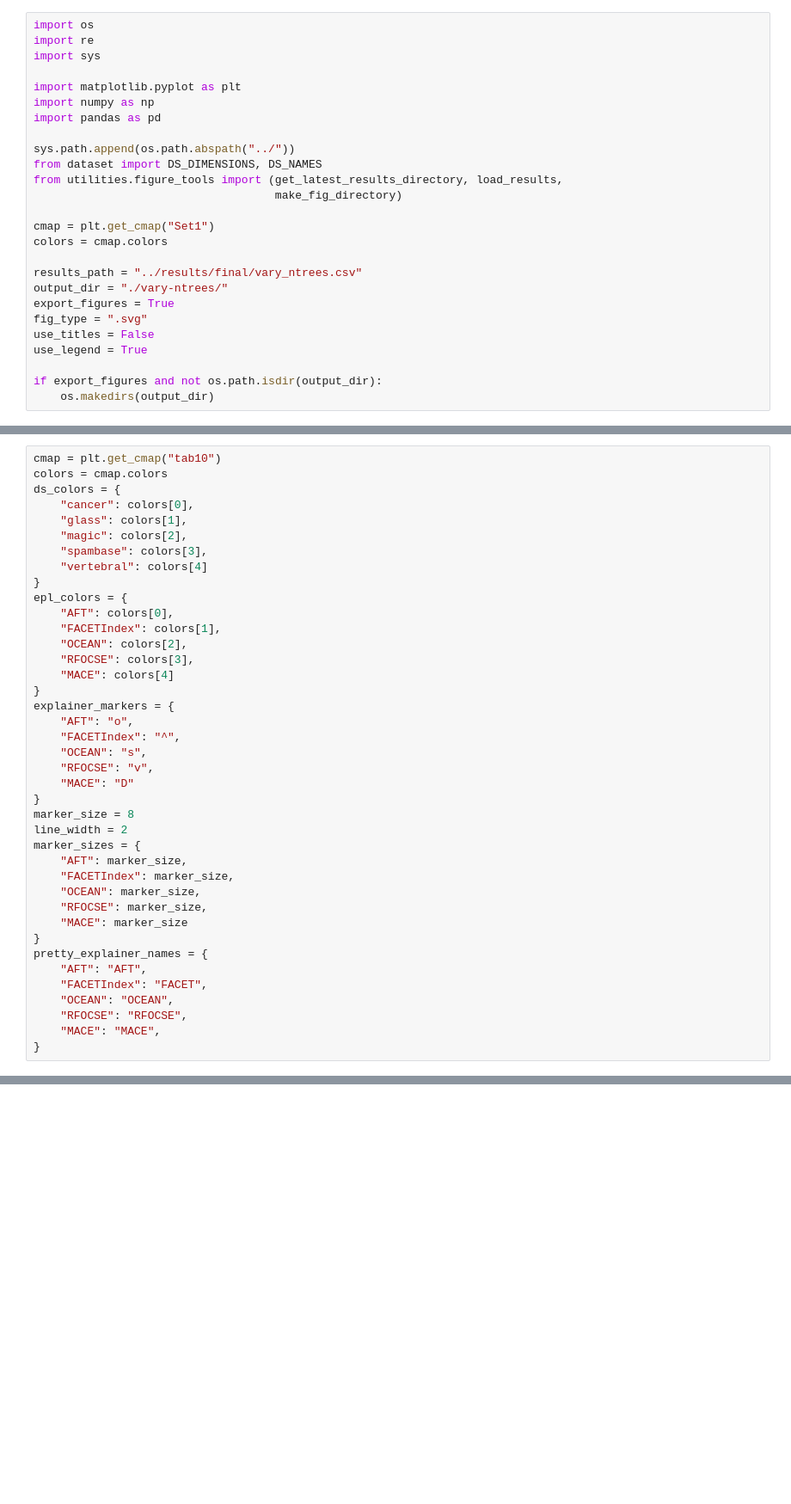
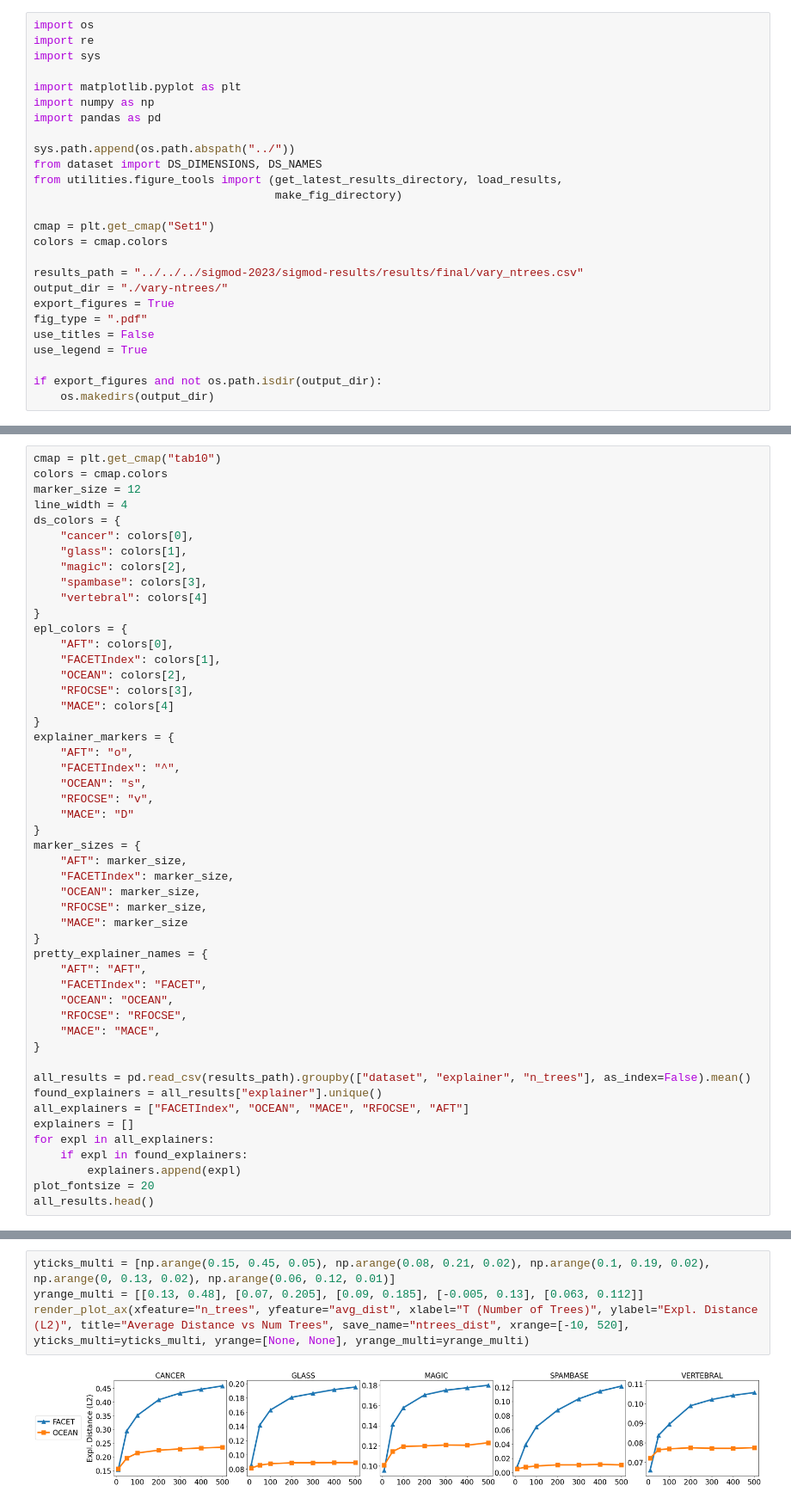
Before and after one commit to PeterVanNostrand/FACET, a Jupyter notebook: figures/vary_ntrees.ipynb, the cells around one changed output, grey strips where cells are left out. Shown at 86% size. Saved outputs shown, nothing was run; the diff lists cells and outputs as text; blank space fills up the shorter version.

```diff
--- a/figures/vary_ntrees.ipynb
+++ b/figures/vary_ntrees.ipynb
@@ -15,10 +15,10 @@ from utilities.figure_tools import (get_latest_results_directory, load_results,
 cmap = plt.get_cmap("Set1")
 colors = cmap.colors
 
-results_path = "../results/final/vary_ntrees.csv"
+results_path = "../../../sigmod-2023/sigmod-results/results/final/vary_ntrees.csv"
 output_dir = "./vary-ntrees/"
 export_figures = True
-fig_type = ".svg"
+fig_type = ".pdf"
 use_titles = False
 use_legend = True
 
@@ -48,6 +27,8 @@ array([ 10,  50, 100, 200, 300, 400, 500], dtype=int64)
 # %%
 cmap = plt.get_cmap("tab10")
 colors = cmap.colors
+marker_size = 12
+line_width = 4
 ds_colors = {
     "cancer": colors[0],
     "glass": colors[1],
@@ -69,8 +50,6 @@ explainer_markers = {
     "RFOCSE": "v",
     "MACE": "D"
 }
-marker_size = 8
-line_width = 2
 marker_sizes = {
     "AFT": marker_size,
     "FACETIndex": marker_size,
@@ -85,3 +64,13 @@ pretty_explainer_names = {
     "RFOCSE": "RFOCSE",
     "MACE": "MACE",
 }
+
+all_results = pd.read_csv(results_path).groupby(["dataset", "explainer", "n_trees"], as_index=False).mean()
+found_explainers = all_results["explainer"].unique()
+all_explainers = ["FACETIndex", "OCEAN", "MACE", "RFOCSE", "AFT"]
+explainers = []
+for expl in all_explainers:
+    if expl in found_explainers:
+        explainers.append(expl)
+plot_fontsize = 20
+all_results.head()
@@ -154,0 +133,6 @@ render_plot("n_trees", "sample_time", "T (Number of Trees)", "Expl. Time (sec)",
+# %%
+yticks_multi = [np.arange(0.15, 0.45, 0.05), np.arange(0.08, 0.21, 0.02), np.arange(0.1, 0.19, 0.02), np.arange(0, 0.13, 0.02), np.arange(0.06, 0.12, 0.01)]
+yrange_multi = [[0.13, 0.48], [0.07, 0.205], [0.09, 0.185], [-0.005, 0.13], [0.063, 0.112]]
+render_plot_ax(xfeature="n_trees", yfeature="avg_dist", xlabel="T (Number of Trees)", ylabel="Expl. Distance (L2)", title="Average Distance vs Num Trees", save_name="ntrees_dist", xrange=[-10, 520], yticks_multi=yticks_multi, yrange=[None, None], yrange_multi=yrange_multi)
+# %% [output]
+[figure, added]
```
Also changed, not shown: parts of 12 cells of this notebook, 1 other file.
